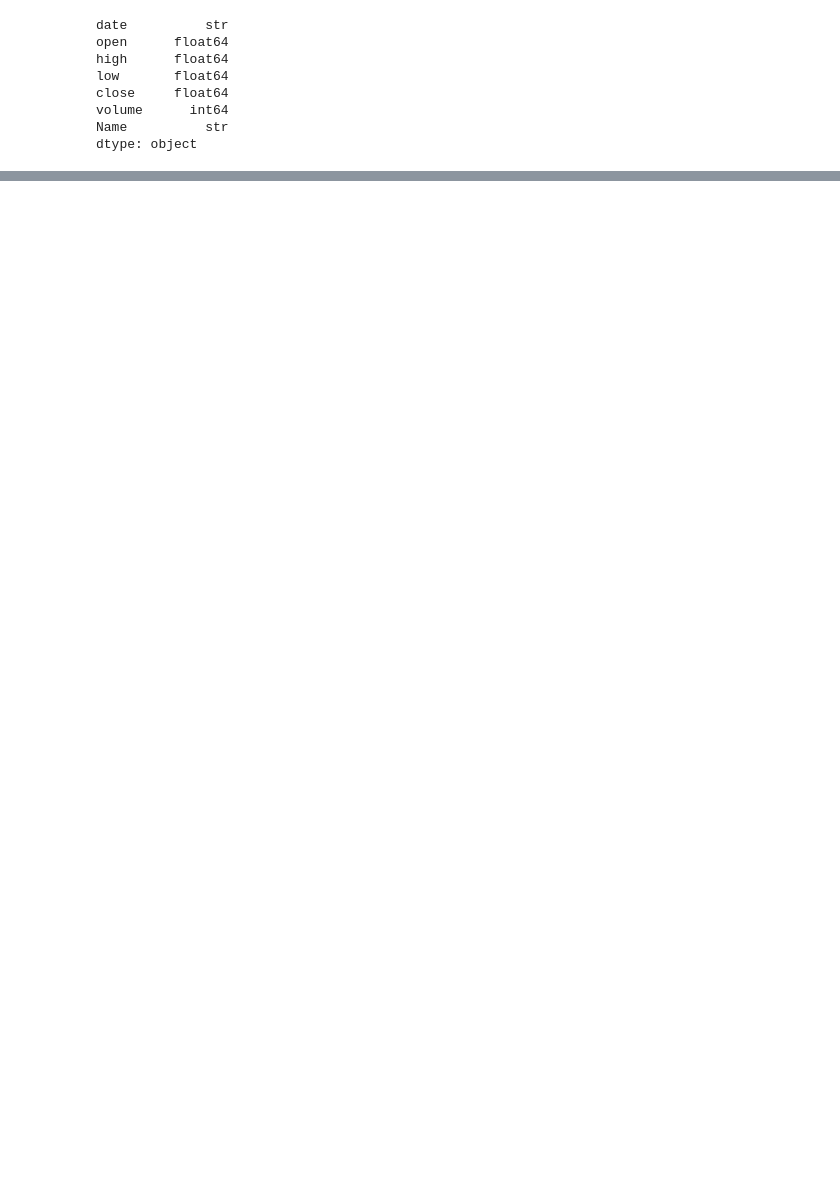
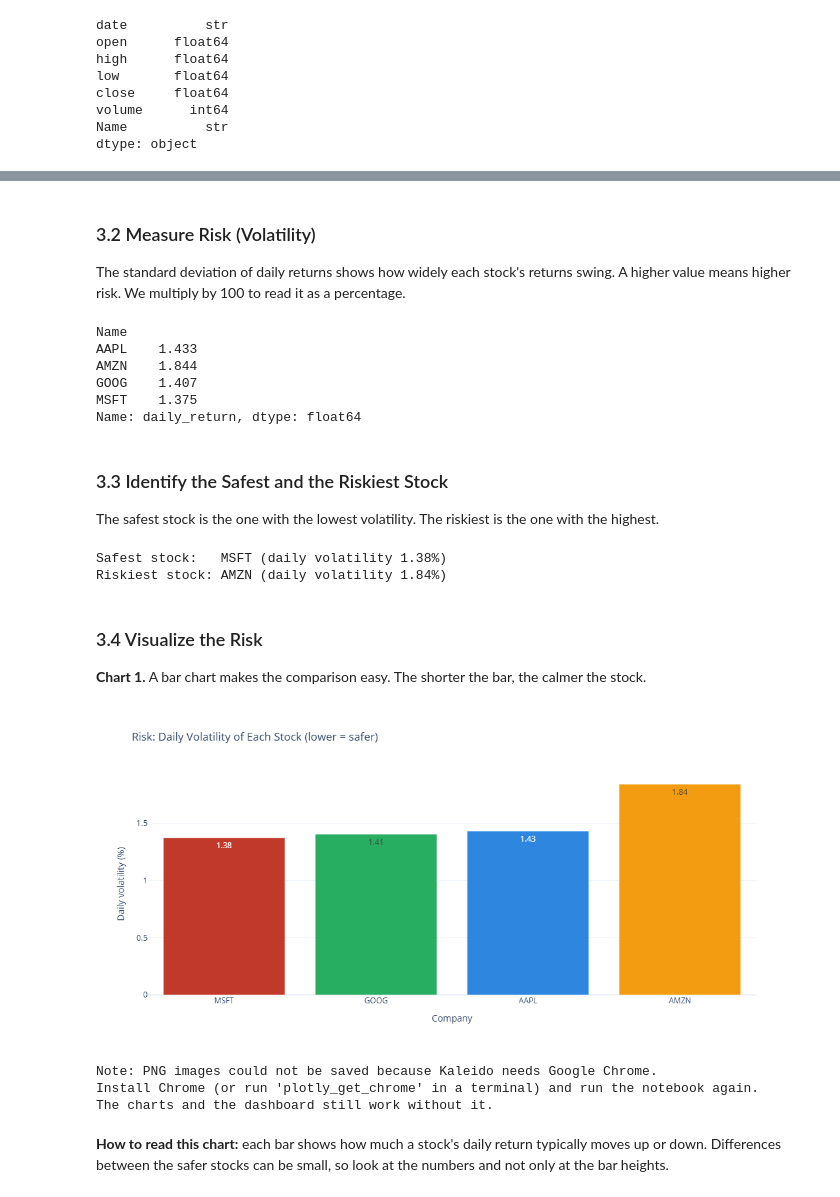
Before and after one commit to ualiurrahat/stock-market-data-analysis, a Jupyter notebook: notebooks/stock_market_data_analysis.ipynb, the cells around one changed output, grey strips where cells are left out. Cells and saved outputs as stored; diff of their text form; code cells hidden in the pictures; blank space fills up the shorter version.

```diff
--- a/notebooks/stock_market_data_analysis.ipynb
+++ b/notebooks/stock_market_data_analysis.ipynb
@@ -517,2 +213,0 @@ The same method with a longer window. A longer window reacts more slowly to pric
-# %%
-all_data["MA50"] = all_data.groupby('Name')["close"].transform(lambda x : x.rolling(50).mean())
@@ -587,0 +274,2 @@ px.bar(monthly_returns,
+# %%
+all_data = all_data.sort_values(["Name", "date"]).reset_index(drop=True)
@@ -587,0 +280,7 @@ px.bar(monthly_returns,
+# %%
+coverage = all_data.groupby("Name")["date"].agg(
+    first_date="min",
+    last_date="max",
+    trading_days="count",
+)
+coverage
@@ -587,0 +302,11 @@ px.bar(monthly_returns,
+# %%
+common_start = coverage["first_date"].max()
+common_end = coverage["last_date"].min()
+
+if USE_COMMON_WINDOW:
+    inside_window = (all_data["date"] >= common_start) & (all_data["date"] <= common_end)
+    all_data = all_data[inside_window].reset_index(drop=True)
+
+print(f"Analysis period: {all_data['date'].min():%d %b %Y} to {all_data['date'].max():%d %b %Y}")
+print("\nTrading days per company in the analysis:")
+print(all_data.groupby("Name")["date"].count())
@@ -587,0 +347,55 @@ px.bar(monthly_returns,
+# %% [markdown]
+### 3.2 Measure Risk (Volatility)
+
+The standard deviation of daily returns shows how widely each stock's returns swing. A higher value means higher risk. We multiply by 100 to read it as a percentage.
+# %%
+risk = all_data.groupby("Name")["daily_return"].std()
+
+(risk * 100).round(3)
+# %% [output]
+Name
+AAPL    1.433
+AMZN    1.844
+GOOG    1.407
+MSFT    1.375
+Name: daily_return, dtype: float64
+# %% [markdown]
+### 3.3 Identify the Safest and the Riskiest Stock
+
+The safest stock is the one with the lowest volatility. The riskiest is the one with the highest.
+# %%
+safest_stock = risk.idxmin()
+riskiest_stock = risk.idxmax()
+
+print(f"Safest stock:   {safest_stock} (daily volatility {risk.min() * 100:.2f}%)")
+print(f"Riskiest stock: {riskiest_stock} (daily volatility {risk.max() * 100:.2f}%)")
+# %% [output]
+Safest stock:   MSFT (daily volatility 1.38%)
+Riskiest stock: AMZN (daily volatility 1.84%)
+# %% [markdown]
+### 3.4 Visualize the Risk
+
+**Chart 1.** A bar chart makes the comparison easy. The shorter the bar, the calmer the stock.
+# %%
+risk_df = (risk * 100).rename("volatility_pct").reset_index().sort_values("volatility_pct")
+
+fig = px.bar(
+    risk_df,
+    x="Name",
+    y="volatility_pct",
+    color="Name",
+    color_discrete_map=COLORS,
+    text_auto=".2f",
+    title="Risk: Daily Volatility of Each Stock (lower = safer)",
+    labels={"Name": "Company", "volatility_pct": "Daily volatility (%)"},
+)
+fig.update_layout(showlegend=False)
+
+save_chart(fig, "01_risk_volatility")
+# %% [output]
+[figure, added]
+Note: PNG images could not be saved because Kaleido needs Google Chrome.
+Install Chrome (or run 'plotly_get_chrome' in a terminal) and run the notebook again.
+The charts and the dashboard still work without it.
+# %% [markdown]
+**How to read this chart:** each bar shows how much a stock's daily return typically moves up or down. Differences between the safer stocks can be small, so look at the numbers and not only at the bar heights.
```
Also changed, not shown: parts of 179 cells of this notebook, 1 other file.
